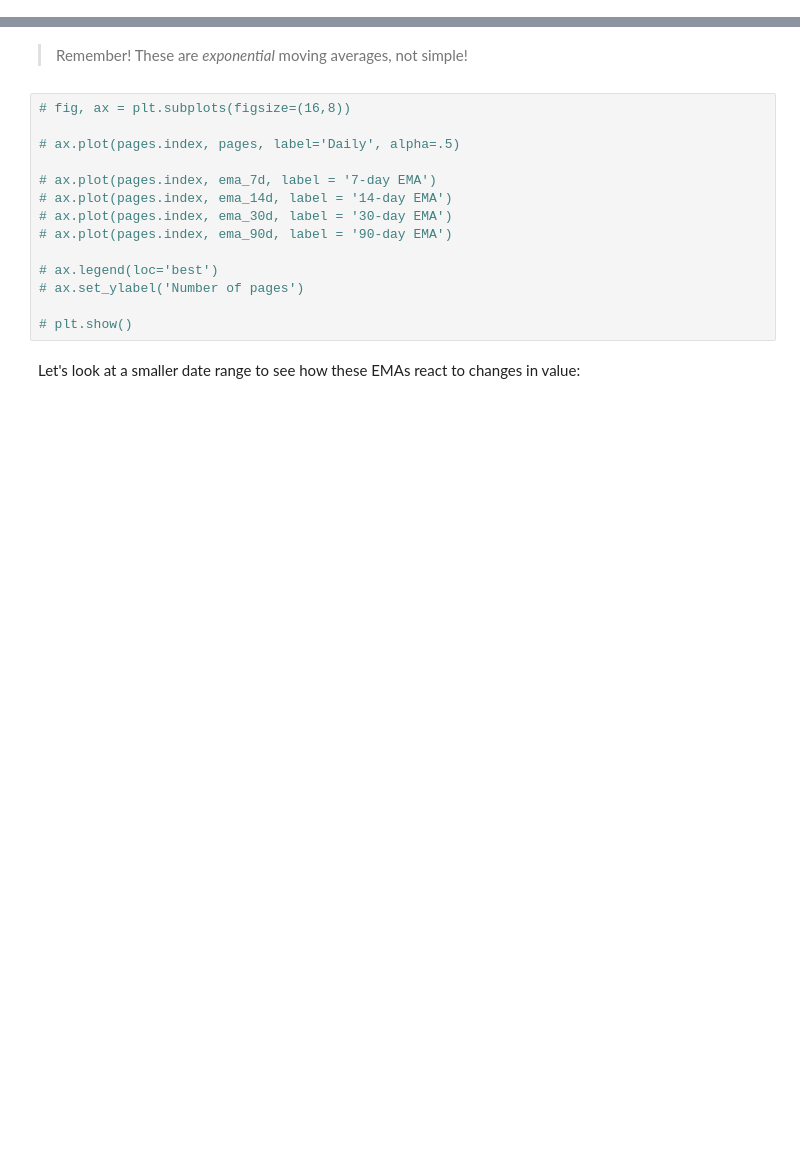
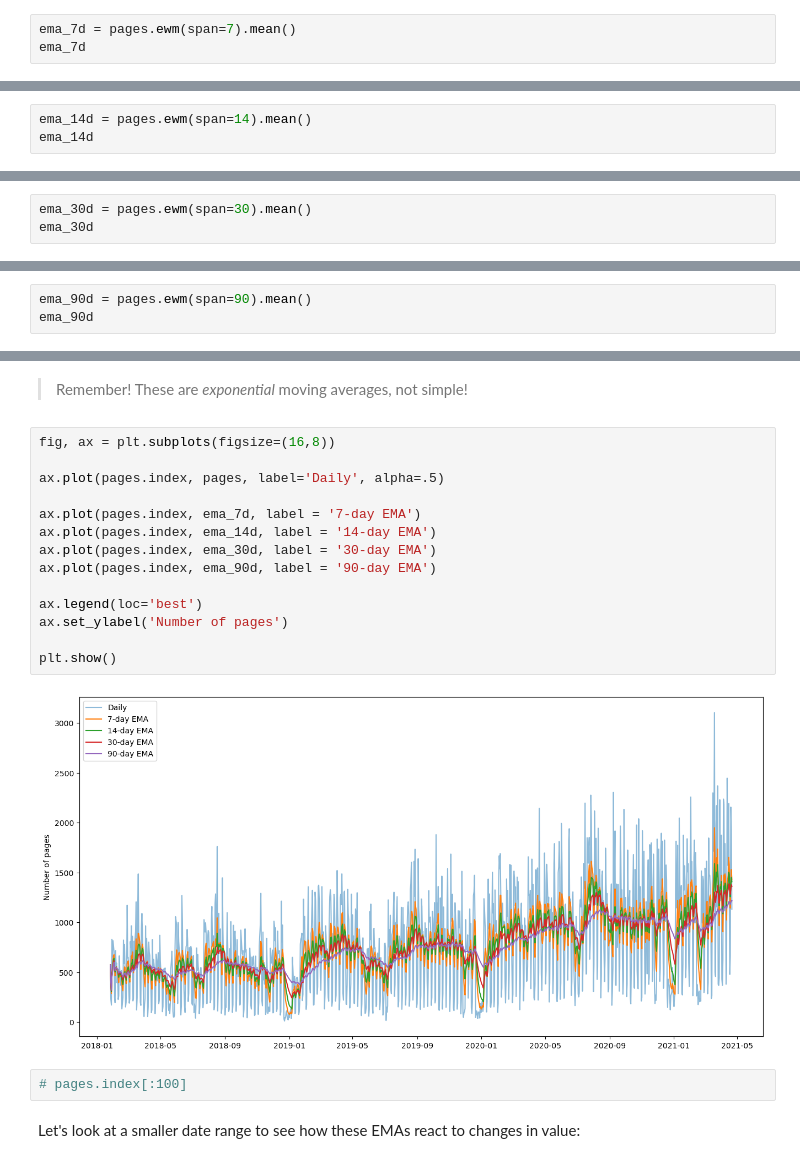
Before and after one commit to CodeupClassroom/pagel-anomaly-detection, a Jupyter notebook: ad_timeseries_lesson.ipynb, the cells around one changed output, grey strips where cells are left out. Cells and saved outputs as stored; diff of their text form; blank space fills up the shorter version.

```diff
--- a/ad_timeseries_lesson.ipynb
+++ b/ad_timeseries_lesson.ipynb
@@ -74,0 +137,3 @@ pages.head()
+# %%
+ema_7d = pages.ewm(span=7).mean()
+ema_7d
@@ -76,3 +155,6 @@ pages.head()
 Notice how there are no missing values. `ewm()` will use as many values as are available to compute the mean.
 
 So if the span is 7 days, but there is only one day of data available (i.e. the first day), the EMA will equal the first value.
+# %%
+ema_14d = pages.ewm(span=14).mean()
+ema_14d
@@ -78,0 +175,3 @@ So if the span is 7 days, but there is only one day of data available (i.e. the
+# %%
+ema_30d = pages.ewm(span=30).mean()
+ema_30d
@@ -78,0 +192,3 @@ So if the span is 7 days, but there is only one day of data available (i.e. the
+# %%
+ema_90d = pages.ewm(span=90).mean()
+ema_90d
@@ -79,19 +209,23 @@ So if the span is 7 days, but there is only one day of data available (i.e. the
 # %% [markdown]
 > Remember! These are *exponential* moving averages, not simple!
 # %%
-# fig, ax = plt.subplots(figsize=(16,8))
+fig, ax = plt.subplots(figsize=(16,8))
 
-# ax.plot(pages.index, pages, label='Daily', alpha=.5)
+ax.plot(pages.index, pages, label='Daily', alpha=.5)
 
-# ax.plot(pages.index, ema_7d, label = '7-day EMA')
-# ax.plot(pages.index, ema_14d, label = '14-day EMA')
-# ax.plot(pages.index, ema_30d, label = '30-day EMA')
-# ax.plot(pages.index, ema_90d, label = '90-day EMA')
+ax.plot(pages.index, ema_7d, label = '7-day EMA')
+ax.plot(pages.index, ema_14d, label = '14-day EMA')
+ax.plot(pages.index, ema_30d, label = '30-day EMA')
+ax.plot(pages.index, ema_90d, label = '90-day EMA')
 
-# ax.legend(loc='best')
-# ax.set_ylabel('Number of pages')
+ax.legend(loc='best')
+ax.set_ylabel('Number of pages')
 
-# plt.show()
+plt.show()
+# %% [output]
+[figure, added]
+# %%
+# pages.index[:100]
 # %% [markdown]
 Let's look at a smaller date range to see how these EMAs react to changes in value:
 # %%
```
Also changed, not shown: parts of 39 cells of this notebook.
